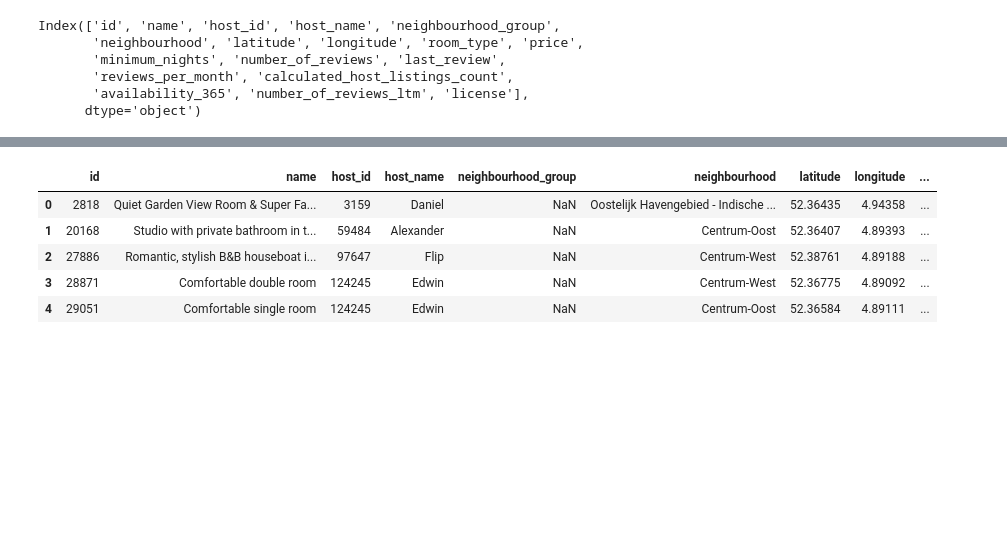
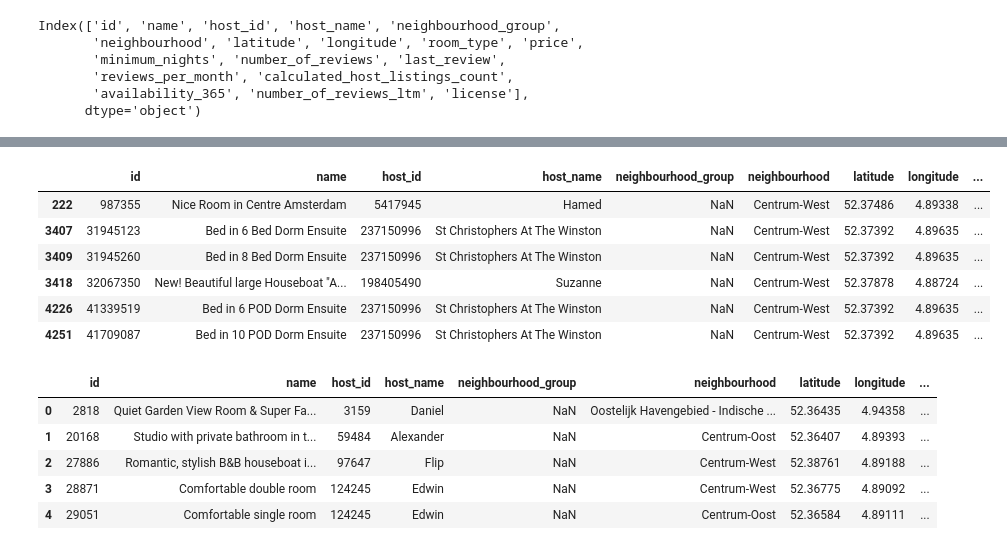
Before and after one commit to matiascabrejos/IA-Humai, a Jupyter notebook: dataset_airbnb.ipynb, the cells around one changed output, grey strips where cells are left out. Cells and saved outputs as stored; diff of their text form; code cells hidden in the pictures; blank space fills up the shorter version.

```diff
--- a/dataset_airbnb.ipynb
+++ b/dataset_airbnb.ipynb
@@ -16,3 +60,17 @@ Index(['id', 'name', 'host_id', 'host_name', 'neighbourhood_group',
+# %%
+df_test = df_airbnb.query('neighbourhood == "Centrum-West"')
+# %%
+df_test_2 = df_test.query('room_type == "Shared room"')
+# %%
+df_test_2
+# %% [output]
+|  | id | name | host_id | host_name | neighbourhood_group | neighbourhood | latitude | longitude | ... |
+| 222 | 987355 | Nice Room in Centre Amsterdam | 5417945 | Hamed | NaN | Centrum-West | 52.37486 | 4.89338 | ... |
+| 3407 | 31945123 | Bed in 6 Bed Dorm Ensuite | 237150996 | St Christophers At The Winston | NaN | Centrum-West | 52.37392 | 4.89635 | ... |
+| 3409 | 31945260 | Bed in 8 Bed Dorm Ensuite | 237150996 | St Christophers At The Winston | NaN | Centrum-West | 52.37392 | 4.89635 | ... |
+| 3418 | 32067350 | New! Beautiful large Houseboat "A... | 198405490 | Suzanne | NaN | Centrum-West | 52.37878 | 4.88724 | ... |
+| 4226 | 41339519 | Bed in 6 POD Dorm Ensuite | 237150996 | St Christophers At The Winston | NaN | Centrum-West | 52.37392 | 4.89635 | ... |
+| 4251 | 41709087 | Bed in 10 POD Dorm Ensuite | 237150996 | St Christophers At The Winston | NaN | Centrum-West | 52.37392 | 4.89635 | ... |
 # %%
 df_airbnb.head()
 # %% [output]
```
Also changed, not shown: parts of 3 cells of this notebook.
